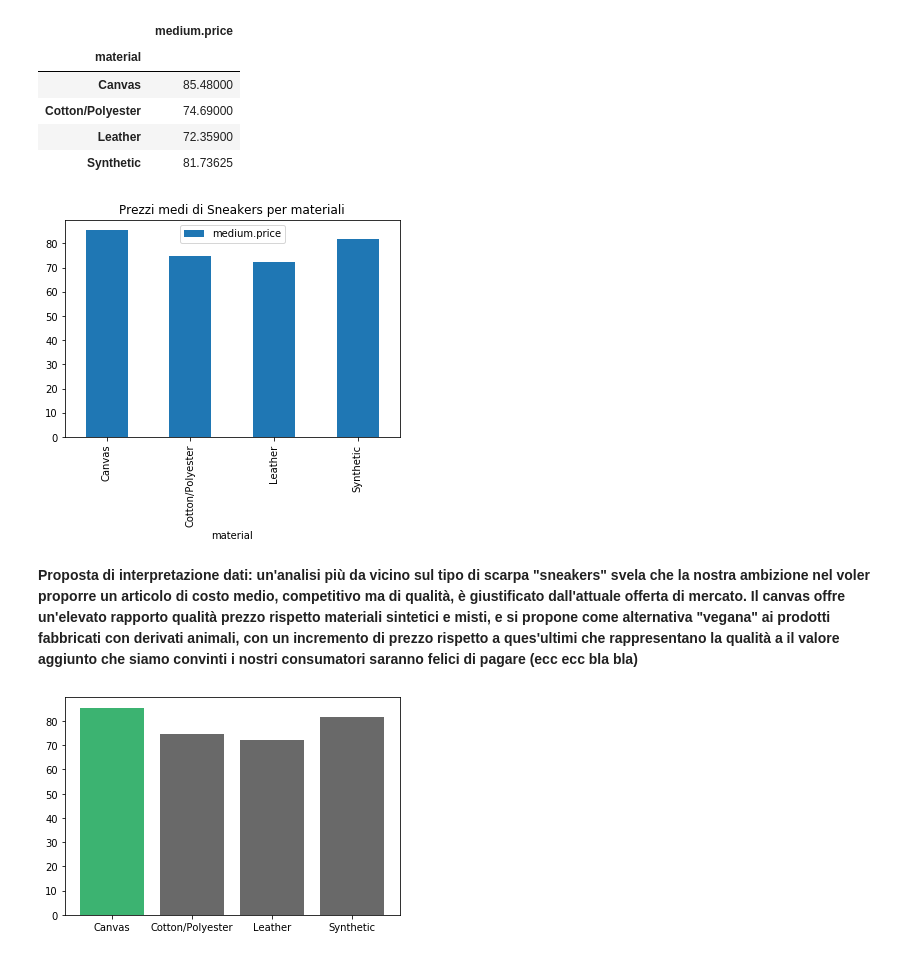
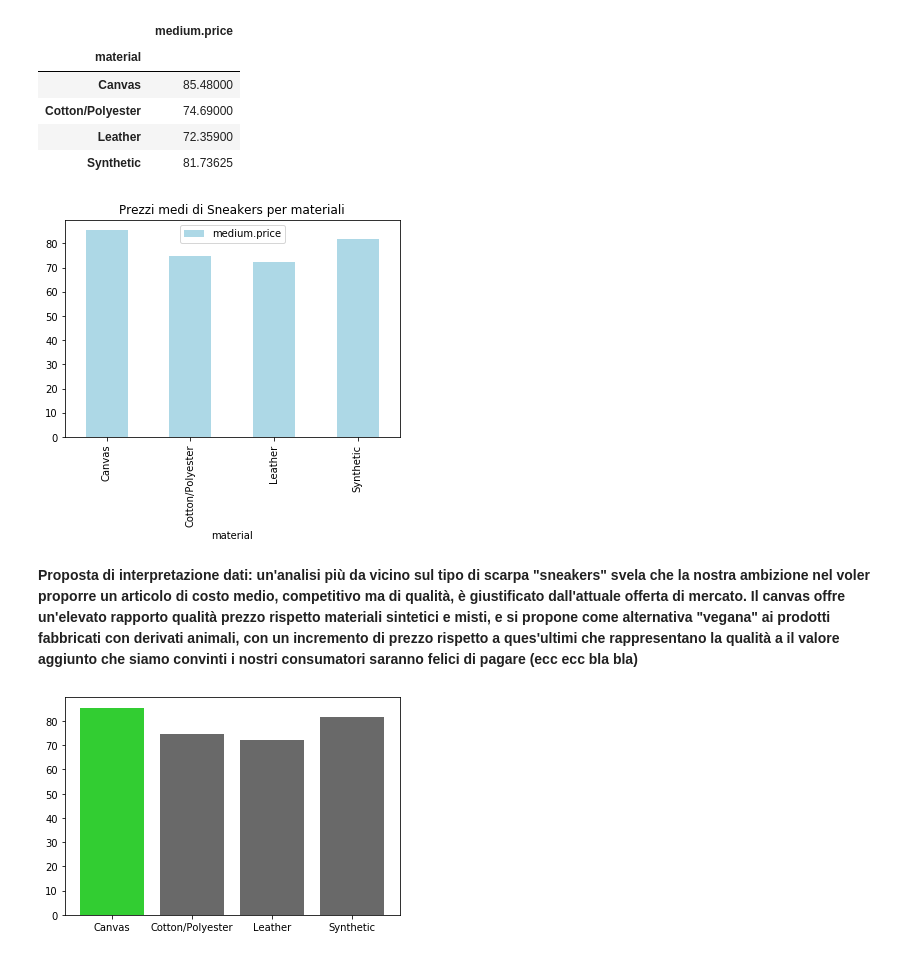
Before and after one commit to danidemi/corso-ifoa-machine-learning, a Jupyter notebook: Conselvan-Claudia/Team_data/studio costo materiali sneakers Man.ipynb, the cells around one changed output. Drawn from its saved outputs; the diff is of its cells as text; code cells hidden in the pictures.

```diff
--- a/Conselvan-Claudia/Team_data/studio costo materiali sneakers Man.ipynb
+++ b/Conselvan-Claudia/Team_data/studio costo materiali sneakers Man.ipynb
@@ -10,7 +10,7 @@ df=pd.read_csv("C:\\Users\\giuli\\project_w_EXP\\man-shoes\\Datafiniti_Mens_Shoe
 b'Skipping line 251: expected 48 fields, saw 49\nSkipping line 444: expected 48 fields, saw 50\nSkipping line 847: expected 48 fields, saw 49\nSkipping line 848: expected 48 fields, saw 49\nSkipping l ...
 b'Skipping line 16747: expected 48 fields, saw 49\nSkipping line 16748: expected 48 fields, saw 49\nSkipping line 16749: expected 48 fields, saw 49\nSkipping line 16750: expected 48 fields, saw 49\nSk ...
 # %%
-df[df['prices.currency']!='USD']
+df=df[df['prices.currency']!='USD']
 # %% [output]
 |  | id | asins | brand | categories | colors | count | dateAdded | dateUpdated | descriptions | ... |
 | 18 | AVpfHssKilAPnD_xVXu5 | NaN | Hao-bo | Clothing, Shoes, Accessories,Bags... | Brown | NaN | 2016-05-08T17:59:26Z | 2016-05-09T13:58:45Z | NaN | ... |
@@ -173,13 +173,13 @@ v
 # %%
 import matplotlib.pyplot as plot
 
 
 
-v.plot.bar(title="Prezzi medi di Sneakers per materiali")
+v.plot.bar(title="Prezzi medi di Sneakers per materiali", color='lightblue')
 
 plot.show(block=True)
 # %% [output]
-[figure, old version]
+[figure, new version]
 # %% [markdown]
 __Proposta di interpretazione dati: un'analisi più da vicino sul tipo di scarpa "sneakers" svela che la nostra ambizione nel voler proporre un articolo di costo medio, competitivo ma di qualità, è giustificato dall'attuale offerta di mercato. Il canvas offre un'elevato rapporto qualità prezzo rispetto materiali sintetici e misti, e si propone come alternativa "vegana" ai prodotti fabbricati con derivati animali, con un incremento di prezzo rispetto a ques'ultimi che rappresentano la qualità a il valore aggiunto che siamo convinti i nostri consumatori saranno felici di pagare (ecc ecc bla bla)__
 # %%
@@ -187,8 +187,8 @@ height = [85.48000, 74.69000, 72.35900, 81.73625]
 bars = ('Canvas', 'Cotton/Polyester', 'Leather', 'Synthetic')
 y_pos = np.arange(len(bars))
 
-plot.bar(y_pos, height, color=['mediumseagreen', 'dimgrey', 'dimgrey', 'dimgrey'])
+plot.bar(y_pos, height, color=['limegreen', 'dimgrey', 'dimgrey', 'dimgrey'])
 plot.xticks(y_pos, bars)
 plot.show()
 # %% [output]
-[figure, old version]
+[figure, new version]
```
Also changed, not shown: parts of 3 cells of this notebook.
